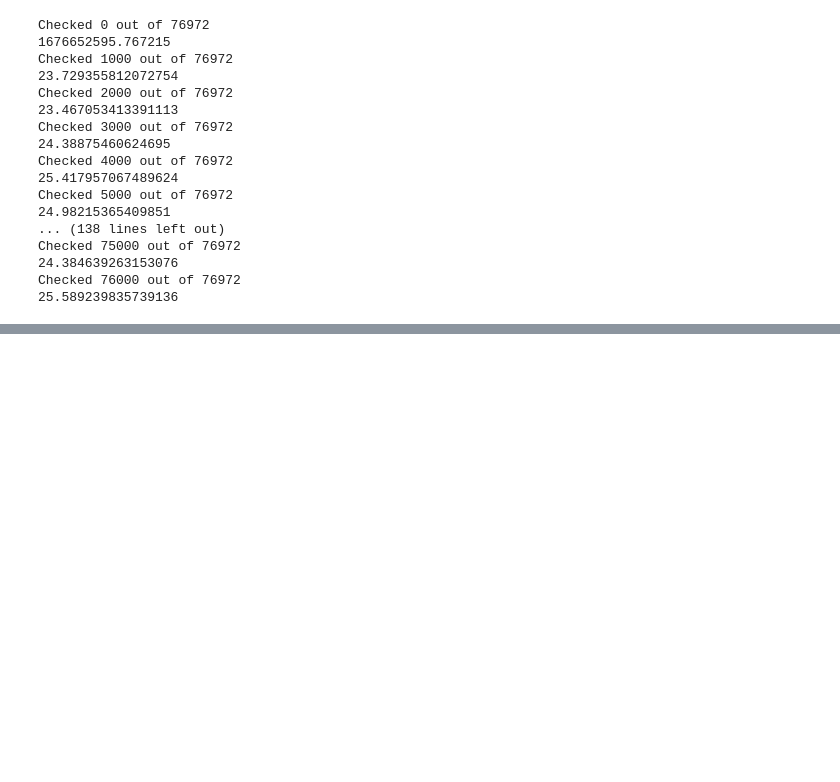
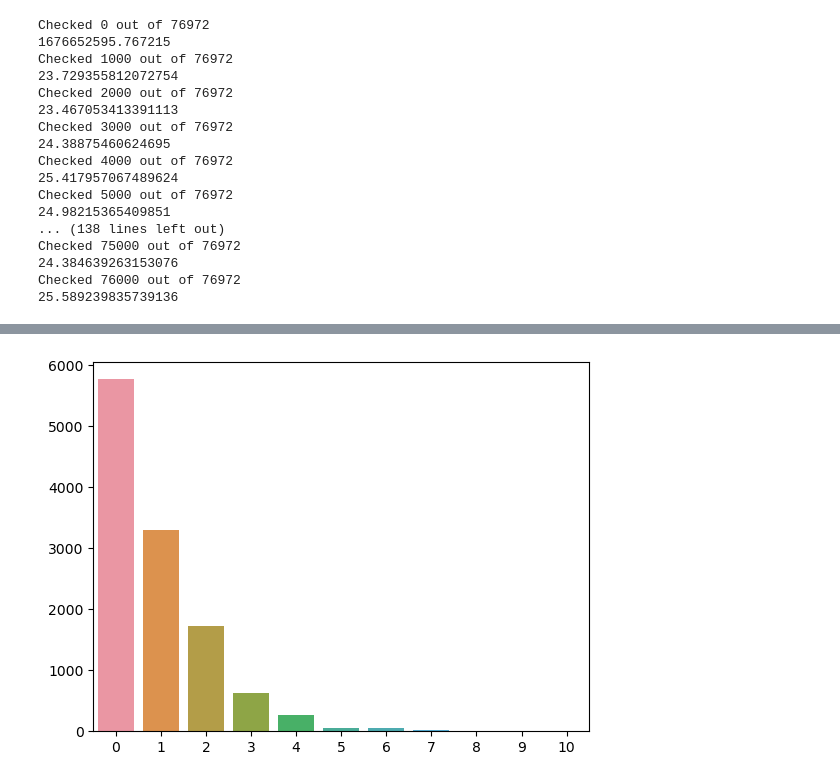
Before and after one commit to louis845/KaggleLearningEquality2023, a Jupyter notebook: tree_structure_generation_integrity_test.ipynb, the cells around one changed output, grey strips where cells are left out. Cells and saved outputs as stored; diff of their text form; code cells hidden in the pictures; blank space fills up the shorter version.

```diff
--- a/tree_structure_generation_integrity_test.ipynb
+++ b/tree_structure_generation_integrity_test.ipynb
@@ -191,0 +406,4 @@ print(total)
+# %%
+plot_max_sizes_distribution()
+# %% [output]
+[figure, added]
```
Also changed, not shown: parts of 26 cells of this notebook, 5 other files.
